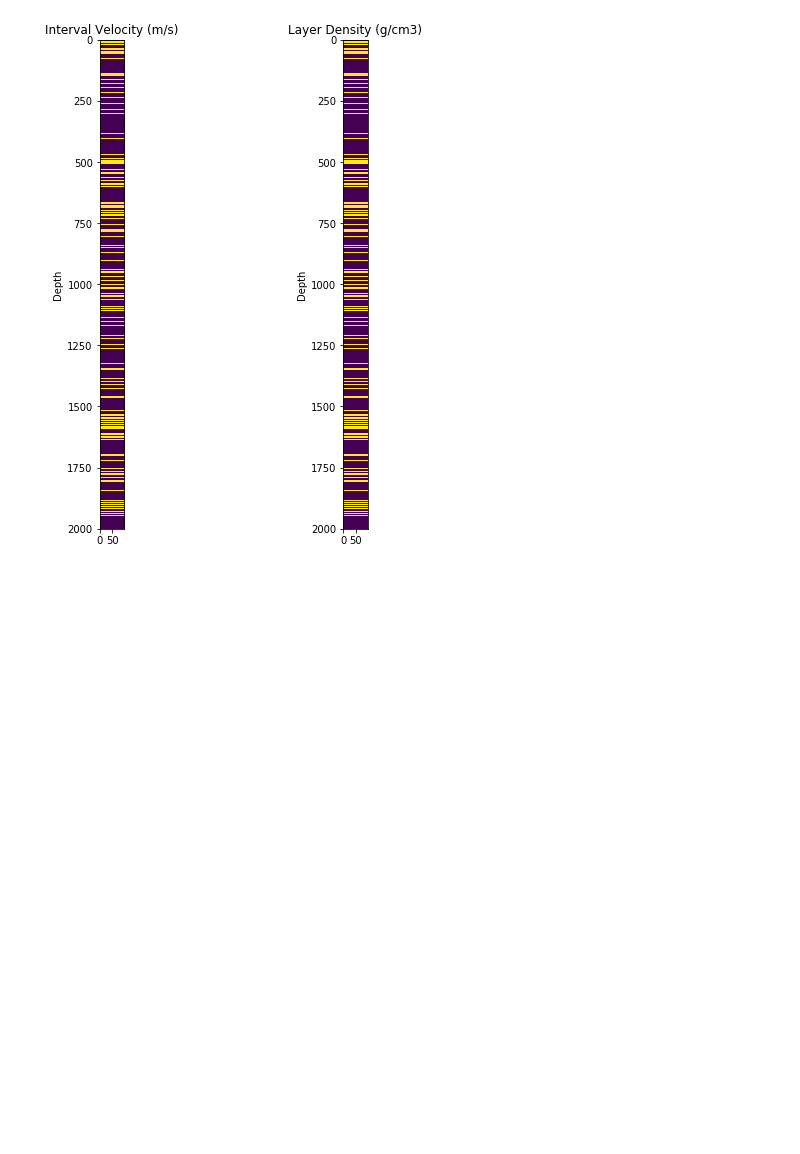
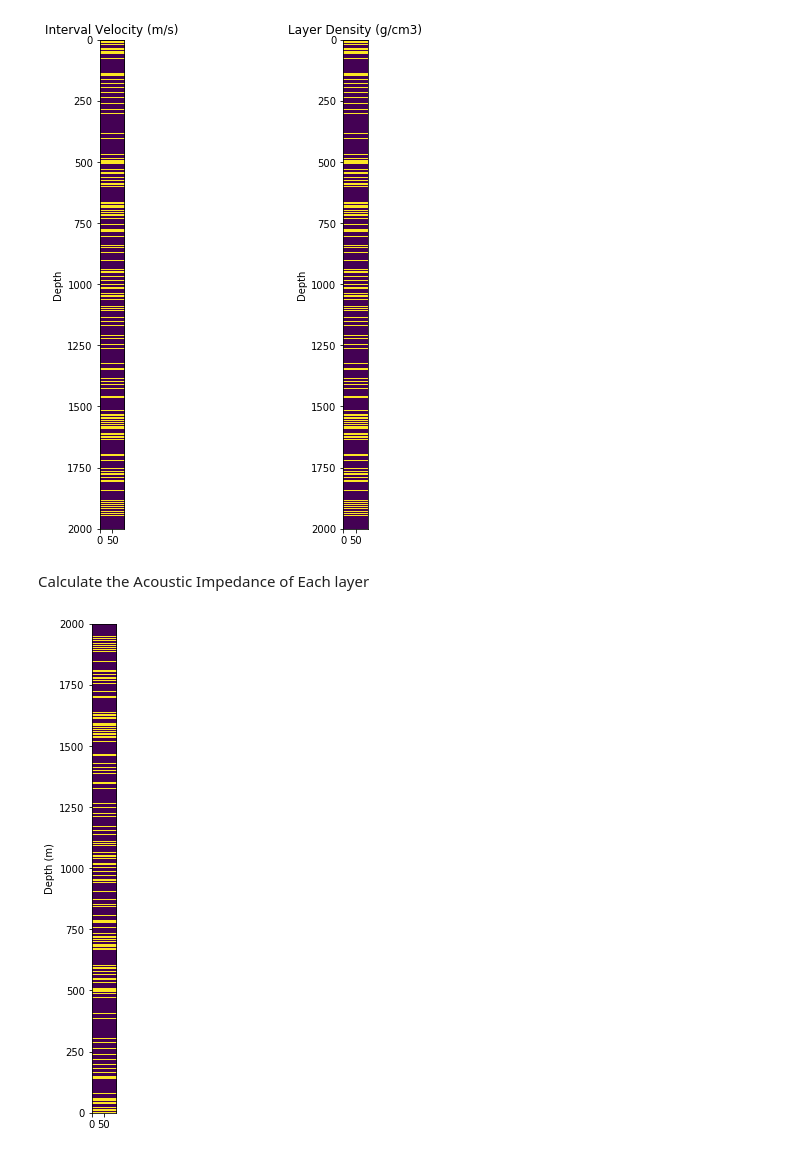
Before and after one commit to bdowdell/automatic_well_tie, a Jupyter notebook: nb/prototyping.ipynb, the cells around one changed output. Drawn from its saved outputs; the diff is of its cells as text; code cells hidden in the pictures; blank space fills up the shorter version.

Commit message:
calculate layer acoustic impedance

```diff
--- a/nb/prototyping.ipynb
+++ b/nb/prototyping.ipynb
@@ -141,3 +141,17 @@ ax2.set_title('Layer Density (g/cm3)')
 plt.show()
 # %% [output]
 [figure]
+# %% [markdown]
+Calculate the Acoustic Impedance of Each layer
+# %%
+imp_seq = np.apply_along_axis(np.product, axis=-1, arr=earth_sequence) # axis=-1 because Vp & Rhob are stored in the last axis
+imp = np.apply_along_axis(np.product, axis=-1, arr=earth)
+# %%
+fig = plt.figure(figsize=(4,9))
+ax = fig.add_subplot(1,1,1)
+im = ax.imshow(imp.T)
+ax.set_ylabel('Depth (m)')
+ax.set_ylim(0, n_samples)
+plt.show()
+# %% [output]
+[figure, added]
```
